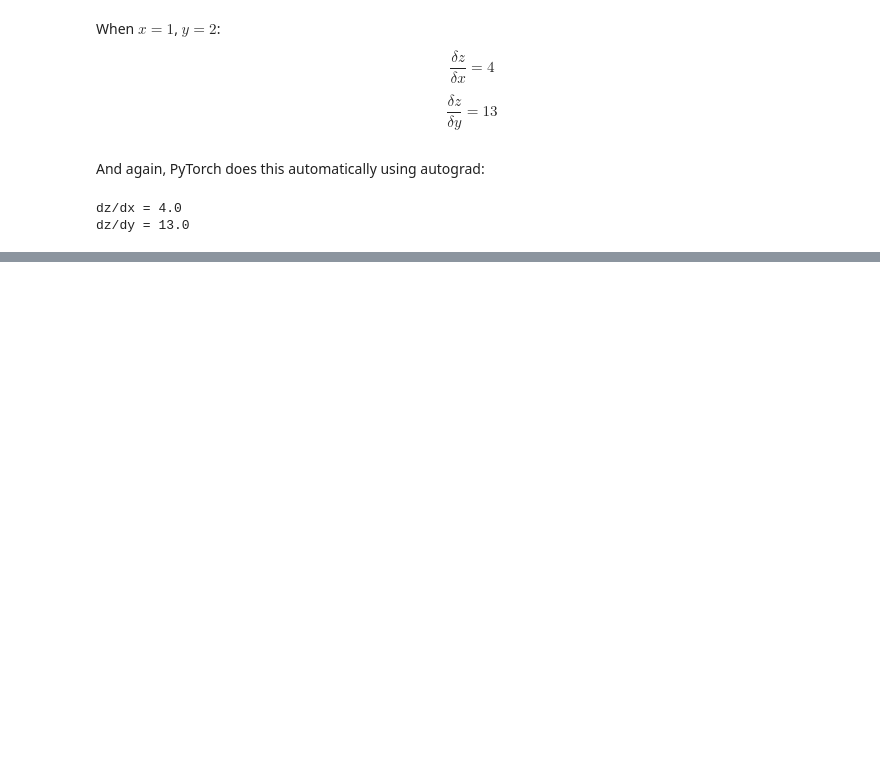
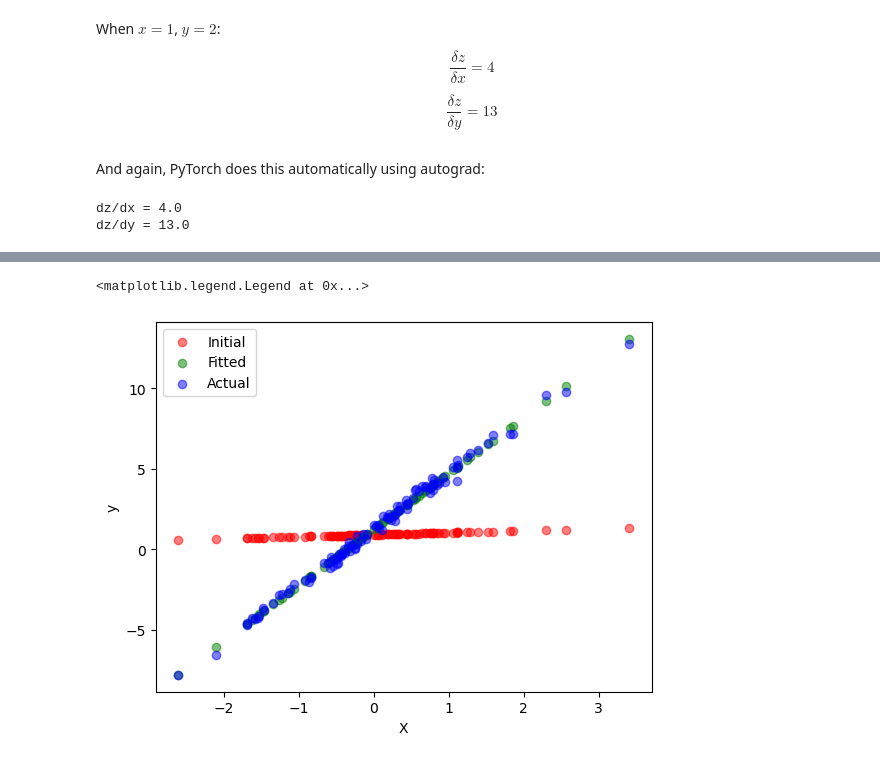
Before and after one commit to LuqmaanSahar/D200_PS1, a Jupyter notebook: problems.ipynb, the cells around one changed output, grey strips where cells are left out. Saved outputs shown, nothing was run; the diff lists cells and outputs as text; code cells hidden in the pictures; blank space fills up the shorter version.

```diff
--- a/problems.ipynb
+++ b/problems.ipynb
@@ -129,0 +263,14 @@ dz/dy = 13.0
+# %%
+# Turn off training
+with torch.no_grad():
+    y_hat = model(X)
+
+plt.scatter(X, y_hat_init, color = "red", label = "Initial", alpha = 0.5)
+plt.scatter(X, y_hat, color = "green", label = "Fitted", alpha = 0.5)
+plt.scatter(X, y, color = "blue", label = "Actual", alpha = 0.5)
+plt.xlabel("X")
+plt.ylabel("y")
+plt.legend()
+# %% [output]
+<matplotlib.legend.Legend at 0x...>
+[figure, added]
```
Also changed, not shown: parts of 31 cells of this notebook, 1 other file.
